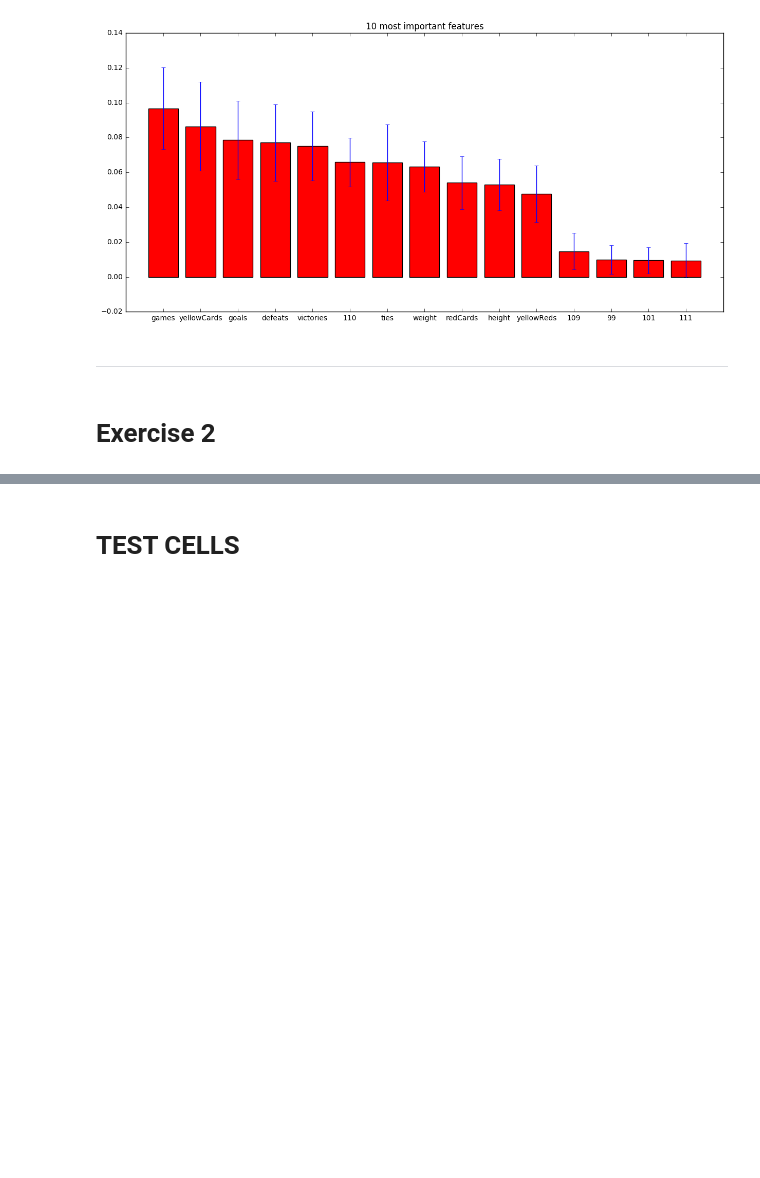
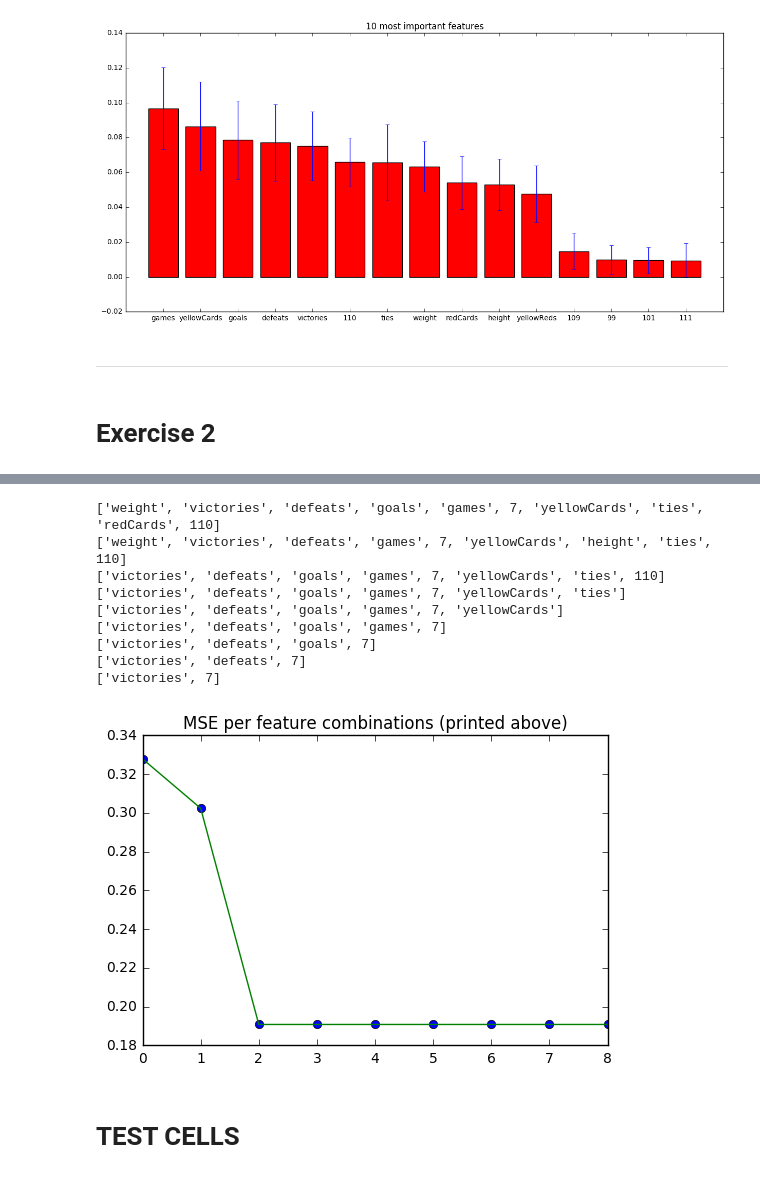
Before and after one commit to bojbilla/AdaHomeworks, a Jupyter notebook: 04 - Applied ML/HW4.ipynb, the cells around one changed output, grey strips where cells are left out. Cells and saved outputs as stored; diff of their text form; code cells hidden in the pictures; blank space fills up the shorter version.

```diff
--- a/04 - Applied ML/HW4.ipynb
+++ b/04 - Applied ML/HW4.ipynb
@@ -246,3 +276,20 @@ print(ssStruc)
+# %%
+plt.plot(bestMSE,'o', bestMSE, '-')
+plt.title('MSE per feature combinations (printed above)')
+combMSE = [[name(x) for x in arr ] for arr in bestICMSE]
+
+_ =[print(x) for x in combMSE]
+# %% [output]
+['weight', 'victories', 'defeats', 'goals', 'games', 7, 'yellowCards', 'ties', 'redCards', 110]
+['weight', 'victories', 'defeats', 'games', 7, 'yellowCards', 'height', 'ties', 110]
+['victories', 'defeats', 'goals', 'games', 7, 'yellowCards', 'ties', 110]
+['victories', 'defeats', 'goals', 'games', 7, 'yellowCards', 'ties']
+['victories', 'defeats', 'goals', 'games', 7, 'yellowCards']
+['victories', 'defeats', 'goals', 'games', 7]
+['victories', 'defeats', 'goals', 7]
+['victories', 'defeats', 7]
+['victories', 7]
+[figure, added]
 # %% [markdown]
 # TEST CELLS
 # %%
```
Also changed, not shown: parts of 7 cells of this notebook.
